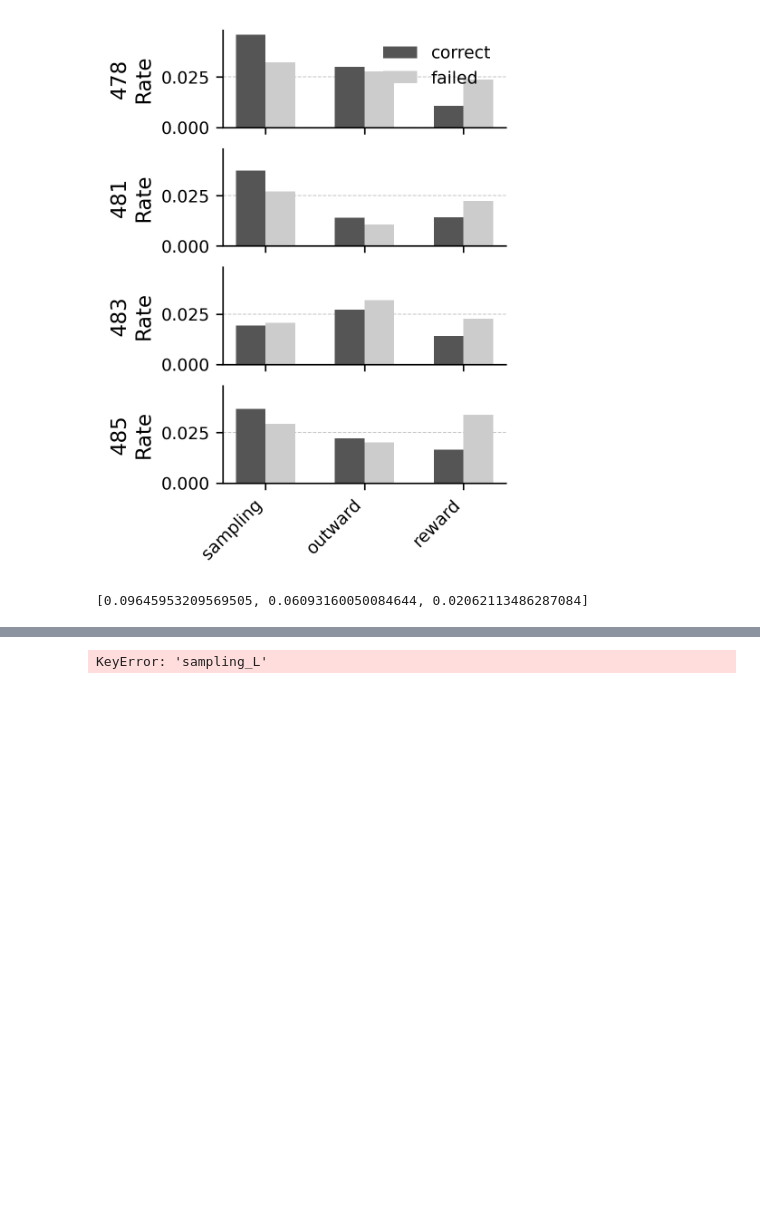
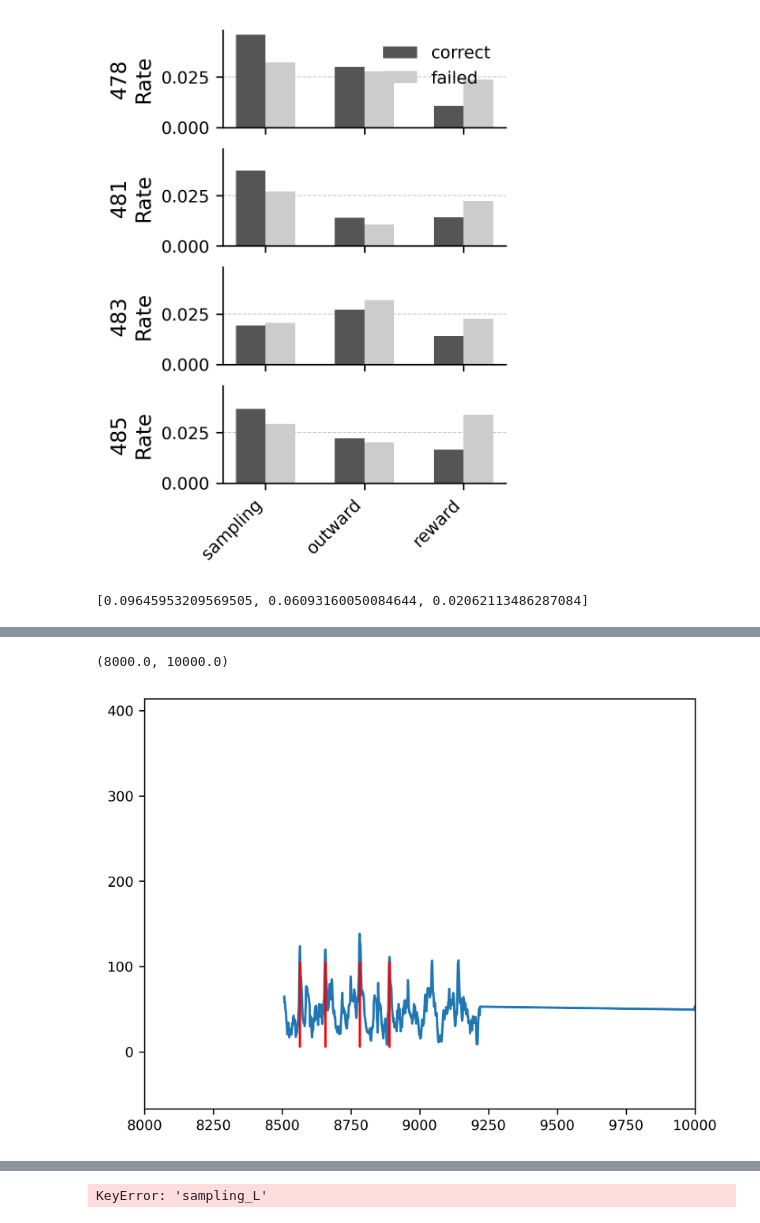
Before and after one commit to HamedShabani/PFC_sequence_analysis, a Jupyter notebook: Get_clustered_seq.ipynb, the cells around one changed output, grey strips where cells are left out. Cells and saved outputs as stored; diff of their text form; code cells hidden in the pictures; blank space fills up the shorter version.

```diff
--- a/Get_clustered_seq.ipynb
+++ b/Get_clustered_seq.ipynb
@@ -2206,0 +2038,9 @@ fig4.savefig(join(savefolder,'fig4_grouped_merged.svg'),
+# %%
+plt.plot(run_all['t'],run_all['poprate'])
+
+plt.eventplot(run_all['idpeaks'],linelengths=100 ,color='r',lineoffsets=55)
+
+plt.xlim(8000, 10000)
+# %% [output]
+(8000.0, 10000.0)
+[figure, added]
```
Also changed, not shown: parts of 73 cells of this notebook, 2 other files.
